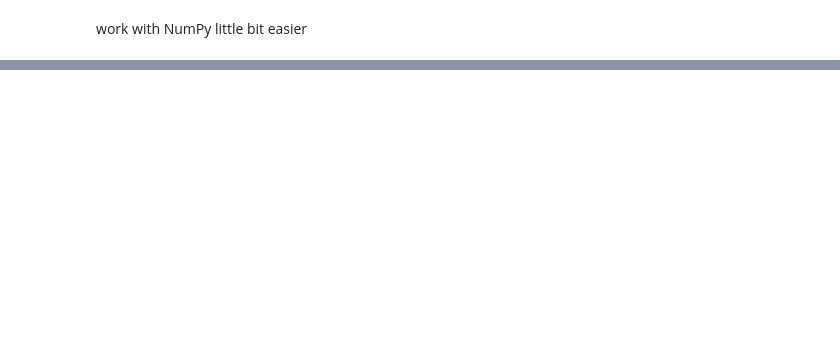
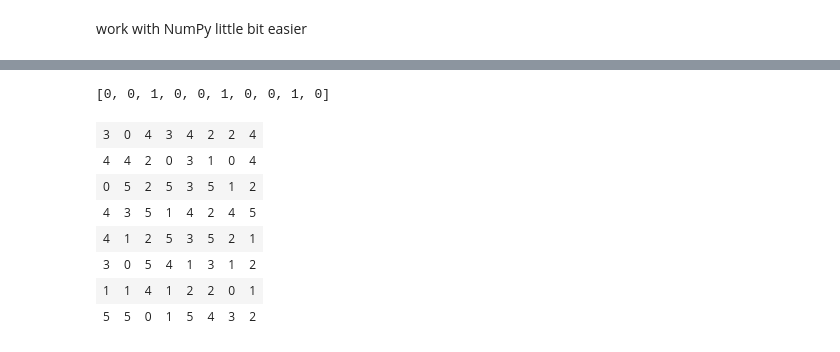
Before and after one commit to hotteleport/Data-Analytics, a Jupyter notebook: Exercises_set_1.ipynb, the cells around one changed output, grey strips where cells are left out. Cells and saved outputs as stored; diff of their text form; code cells hidden in the pictures; blank space fills up the shorter version.

```diff
--- a/Exercises_set_1.ipynb
+++ b/Exercises_set_1.ipynb
@@ -130,0 +242,24 @@ array([[ 1,  2,  3,  4,  5,  6,  7],
+# %%
+# ex_4
+# 1
+import random
+randomlist = []
+for i in range(0,10):
+    n = random.randint(0,1)
+    randomlist.append(n)
+print(randomlist)
+# %% [output]
+[0, 0, 1, 0, 0, 1, 0, 0, 1, 0]
+# %%
+#2
+import numpy as np
+np.random.randint(0, 6, (8, 8))
+# %% [output]
+| 3 | 0 | 4 | 3 | 4 | 2 | 2 | 4 |
+| 4 | 4 | 2 | 0 | 3 | 1 | 0 | 4 |
+| 0 | 5 | 2 | 5 | 3 | 5 | 1 | 2 |
+| 4 | 3 | 5 | 1 | 4 | 2 | 4 | 5 |
+| 4 | 1 | 2 | 5 | 3 | 5 | 2 | 1 |
+| 3 | 0 | 5 | 4 | 1 | 3 | 1 | 2 |
+| 1 | 1 | 4 | 1 | 2 | 2 | 0 | 1 |
+| 5 | 5 | 0 | 1 | 5 | 4 | 3 | 2 |
```
Also changed, not shown: parts of 16 cells of this notebook, 1 other file.
